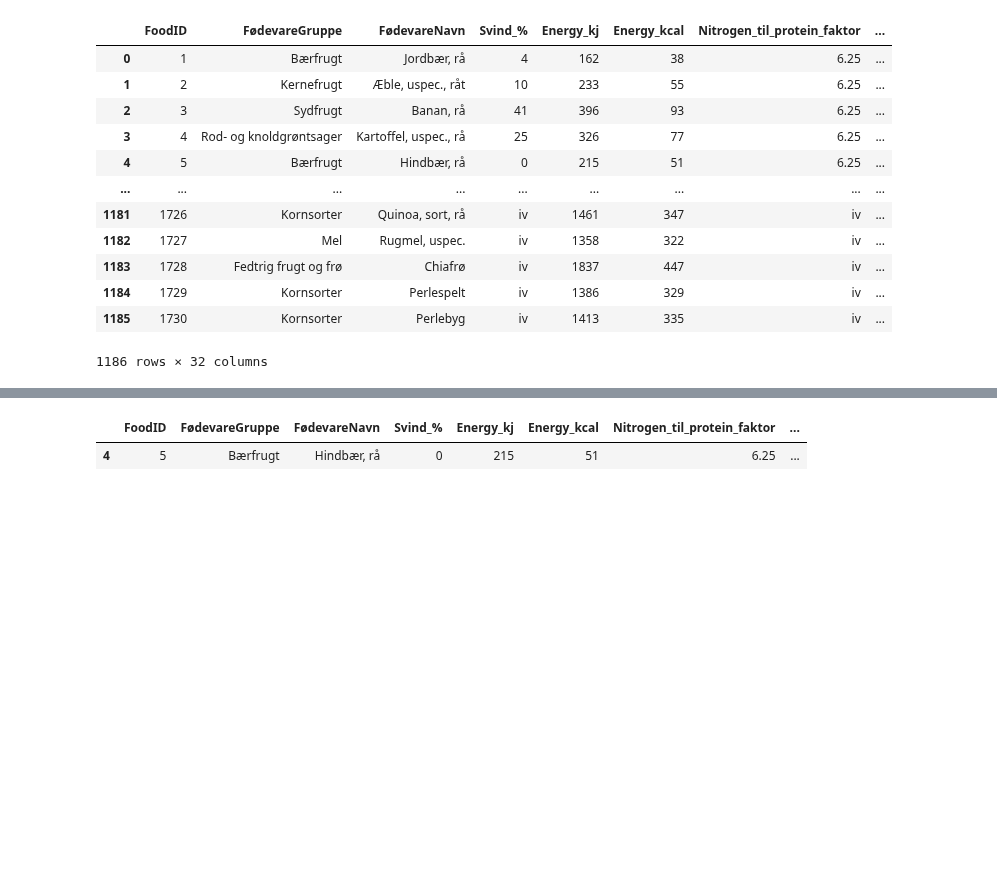
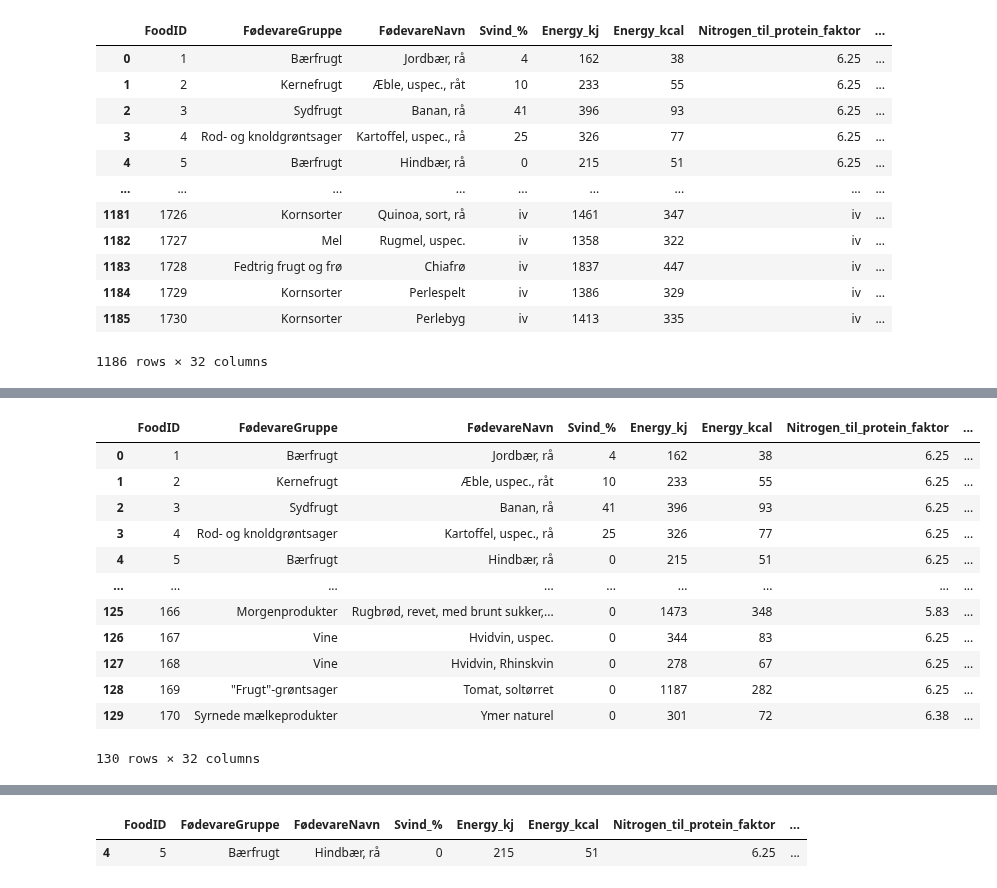
Before and after one commit to mrchapagain/ConsumerDataAnalytics, a Jupyter notebook: Data_Exploration.ipynb, the cells around one changed output, grey strips where cells are left out. Drawn from its saved outputs; the diff is of its cells as text; code cells hidden in the pictures; blank space fills up the shorter version.

```diff
--- a/Data_Exploration.ipynb
+++ b/Data_Exploration.ipynb
@@ -799,3 +718,26 @@ HBox(children=(Dropdown(description='Food_Groups', options=('Bærfrugt', 'Kernef
+# %%
+cls= FridaDataAnalytics()
+d= cls.frida_datareader(data_frida_final).head(130)
+dn= cls.FødevareNavn_list(d)
+dgu= cls.FødevareGruppe_list(d)
+dgnd= cls.FødevareGruppe_FødevareNavn_dict(d)
+dfc= cls.df_FødevareGruppe(d, "Bærfrugt")
+dfn= cls.df_FødevareNavn(d, "Hindbær, rå")
+d
+# %% [output]
+|  | FoodID | FødevareGruppe | FødevareNavn | Svind_% | Energy_kj | Energy_kcal | Nitrogen_til_protein_faktor | ... |
+| 0 | 1 | Bærfrugt | Jordbær, rå | 4 | 162 | 38 | 6.25 | ... |
+| 1 | 2 | Kernefrugt | Æble, uspec., råt | 10 | 233 | 55 | 6.25 | ... |
+| 2 | 3 | Sydfrugt | Banan, rå | 41 | 396 | 93 | 6.25 | ... |
+| 3 | 4 | Rod- og knoldgrøntsager | Kartoffel, uspec., rå | 25 | 326 | 77 | 6.25 | ... |
+| 4 | 5 | Bærfrugt | Hindbær, rå | 0 | 215 | 51 | 6.25 | ... |
+| ... | ... | ... | ... | ... | ... | ... | ... | ... |
+| 125 | 166 | Morgenprodukter | Rugbrød, revet, med brunt sukker,... | 0 | 1473 | 348 | 5.83 | ... |
+| 126 | 167 | Vine | Hvidvin, uspec. | 0 | 344 | 83 | 6.25 | ... |
+| 127 | 168 | Vine | Hvidvin, Rhinskvin | 0 | 278 | 67 | 6.25 | ... |
+| 128 | 169 | "Frugt"-grøntsager | Tomat, soltørret | 0 | 1187 | 282 | 6.25 | ... |
+| 129 | 170 | Syrnede mælkeprodukter | Ymer naturel | 0 | 301 | 72 | 6.38 | ... |
+130 rows × 32 columns
 # %%
 #@title explore climate data { run: "auto", vertical-output: true }
 df=pd.read_excel(data_climate_selected, sheet_name=0, index_col=0, header=0, skiprows=0)
```
Also changed, not shown: parts of 9 cells of this notebook.
